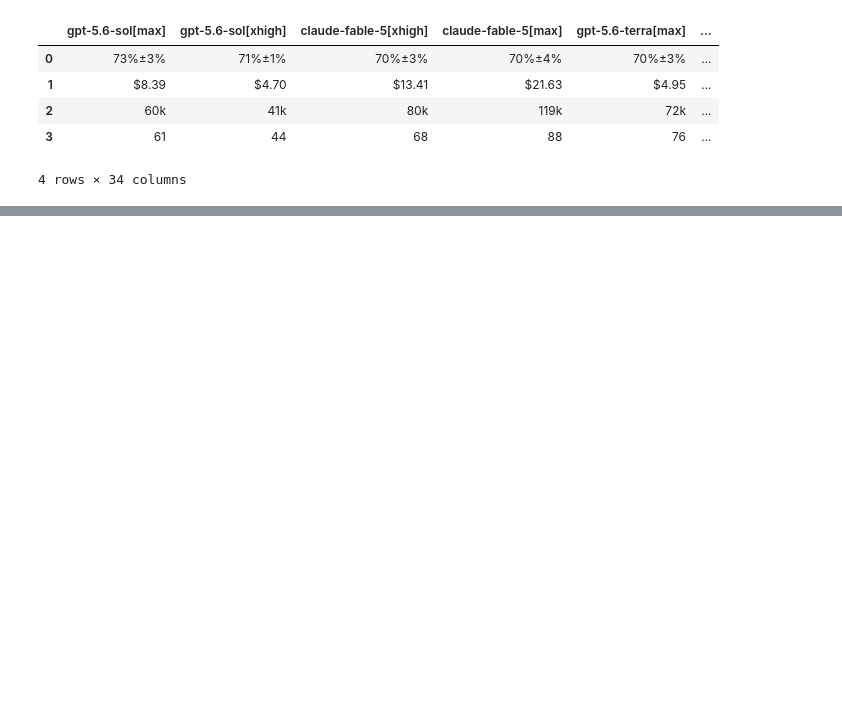
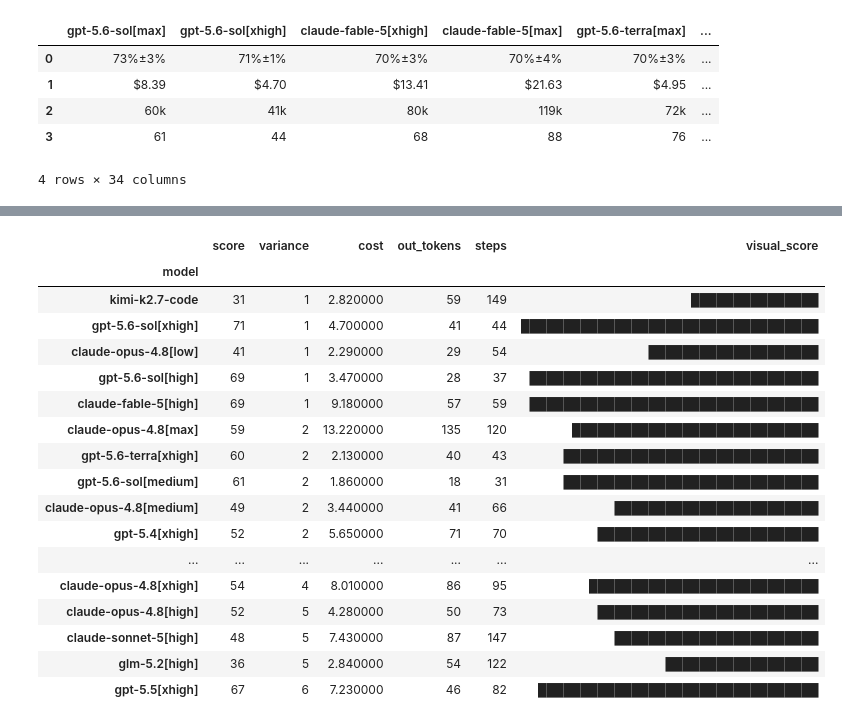
Before and after one commit to threnjen/thren-agentic-workflows, a Jupyter notebook: deepswe_charts.ipynb, the cells around one changed output, grey strips where cells are left out. Cells and saved outputs as stored; diff of their text form; code cells hidden in the pictures; blank space fills up the shorter version.

```diff
--- a/deepswe_charts.ipynb
+++ b/deepswe_charts.ipynb
@@ -87,0 +125,34 @@ df_transposed.sort_values("cost")
+# %%
+df_variance = df_transposed.sort_values("variance")
+
+styled_df = (
+    df_variance.style
+    .set_properties(subset=["visual_score"], **{"text-align": "left"})
+    .set_table_styles(
+        [
+            {"selector": "th", "props": [("text-align", "left")]},
+            {"selector": "td", "props": [("text-align", "left")]},
+        ]
+    )
+)
+
+styled_df
+# %% [output]
+|  | score | variance | cost | out_tokens | steps | visual_score |
+| model |  |  |  |  |  |  |
+| kimi-k2.7-code | 31 | 1 | 2.820000 | 59 | 149 | ███████████████ |
+| gpt-5.6-sol[xhigh] | 71 | 1 | 4.700000 | 41 | 44 | ███████████████████████████████████ |
+| claude-opus-4.8[low] | 41 | 1 | 2.290000 | 29 | 54 | ████████████████████ |
+| gpt-5.6-sol[high] | 69 | 1 | 3.470000 | 28 | 37 | ██████████████████████████████████ |
+| claude-fable-5[high] | 69 | 1 | 9.180000 | 57 | 59 | ██████████████████████████████████ |
+| claude-opus-4.8[max] | 59 | 2 | 13.220000 | 135 | 120 | █████████████████████████████ |
+| gpt-5.6-terra[xhigh] | 60 | 2 | 2.130000 | 40 | 43 | ██████████████████████████████ |
+| gpt-5.6-sol[medium] | 61 | 2 | 1.860000 | 18 | 31 | ██████████████████████████████ |
+| claude-opus-4.8[medium] | 49 | 2 | 3.440000 | 41 | 66 | ████████████████████████ |
+| gpt-5.4[xhigh] | 52 | 2 | 5.650000 | 71 | 70 | ██████████████████████████ |
+| ... | ... | ... | ... | ... | ... | ... |
+| claude-opus-4.8[xhigh] | 54 | 4 | 8.010000 | 86 | 95 | ███████████████████████████ |
+| claude-opus-4.8[high] | 52 | 5 | 4.280000 | 50 | 73 | ██████████████████████████ |
+| claude-sonnet-5[high] | 48 | 5 | 7.430000 | 87 | 147 | ████████████████████████ |
+| glm-5.2[high] | 36 | 5 | 2.840000 | 54 | 122 | ██████████████████ |
+| gpt-5.5[xhigh] | 67 | 6 | 7.230000 | 46 | 82 | █████████████████████████████████ |
```
Also changed, not shown: parts of 3 cells of this notebook.
